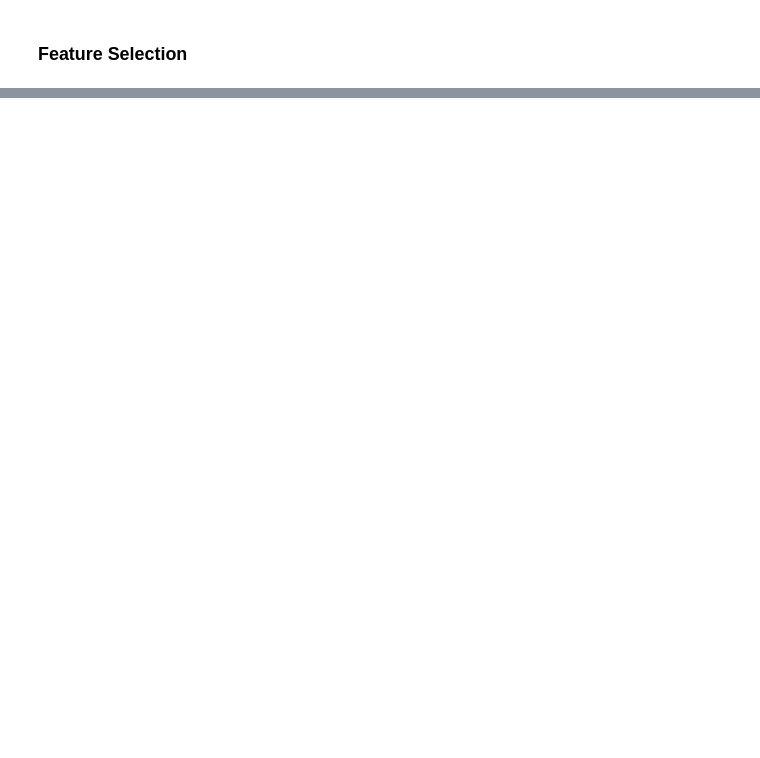
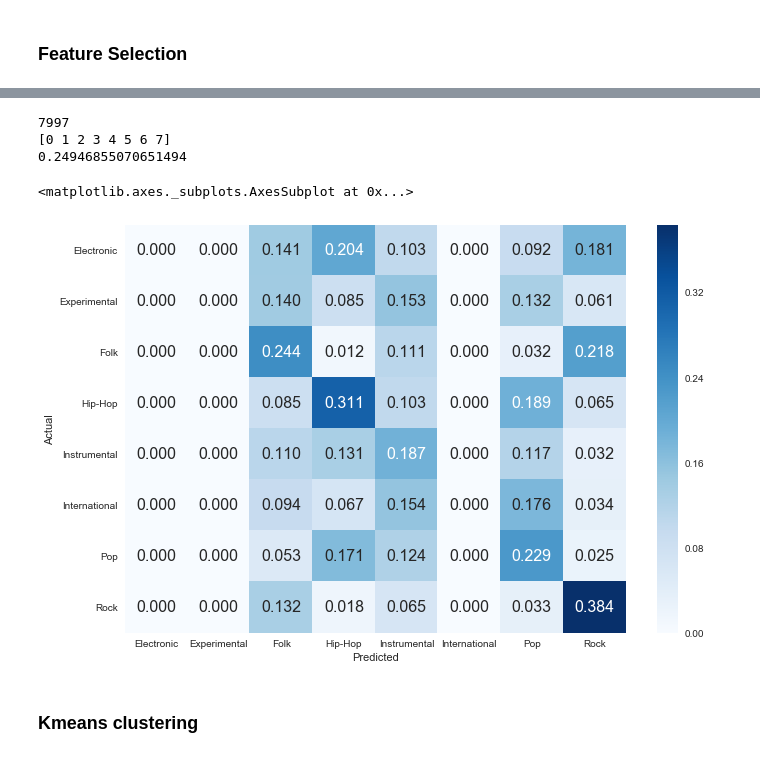
Before and after one commit to Hadryan/music-genre-classification-10, a Jupyter notebook: music_genre_classification.ipynb, the cells around one changed output, grey strips where cells are left out. Saved outputs shown, nothing was run; the diff lists cells and outputs as text; code cells hidden in the pictures; blank space fills up the shorter version.

```diff
--- a/music_genre_classification.ipynb
+++ b/music_genre_classification.ipynb
@@ -536,0 +601,40 @@ sns.heatmap(df_cm, cmap="Blues", annot=True,annot_kws={"size": 16},fmt = ".3f")
+# %%
+def find_permutation(n_clusters, real_labels, labels):
+    permutation=[]
+    for i in range(n_clusters):
+        idx = labels == i
+        new_label=scipy.stats.mode(real_labels[idx])[0][0]
+        permutation.append(new_label)
+    return permutation
+
+X_k = X
+print(len(X_k))
+true_labels = data_clustering['genre']
+len(true_labels)
+scaler = StandardScaler()
+scaler.fit(X_k)
+X_scaled = scaler.transform(X_k)
+clf = KMeans(n_clusters = 8, init='random')
+clf.fit(X_k)
+y_kmeans = clf.predict(X_k)
+print(np.unique(clf.labels_))
+permutation = find_permutation(8, true_labels, clf.labels_)
+predicted_labels = [ permutation[label] for label in clf.labels_]
+accuracy = accuracy_score(true_labels, predicted_labels)
+print(accuracy)
+labels = data_clustering.genre.unique()
+confusion_mat_data = confusion_matrix(true_labels, predicted_labels, normalize='pred', labels = labels)
+df_cm = pd.DataFrame(confusion_mat_data, columns=np.unique(true_labels), index = np.unique(true_labels))
+df_cm.index.name = 'Actual'
+df_cm.columns.name = 'Predicted'
+plt.figure(figsize = (10,7))
+sns.set(font_scale=1)
+sns.heatmap(df_cm, cmap="Blues", annot=True,annot_kws={"size": 16},fmt = ".3f")
+# %% [output]
+7997
+[0 1 2 3 4 5 6 7]
+0.24946855070651494
+<matplotlib.axes._subplots.AxesSubplot at 0x...>
+[figure, added]
+# %% [markdown]
+### Kmeans clustering
```
Also changed, not shown: parts of 36 cells of this notebook.
